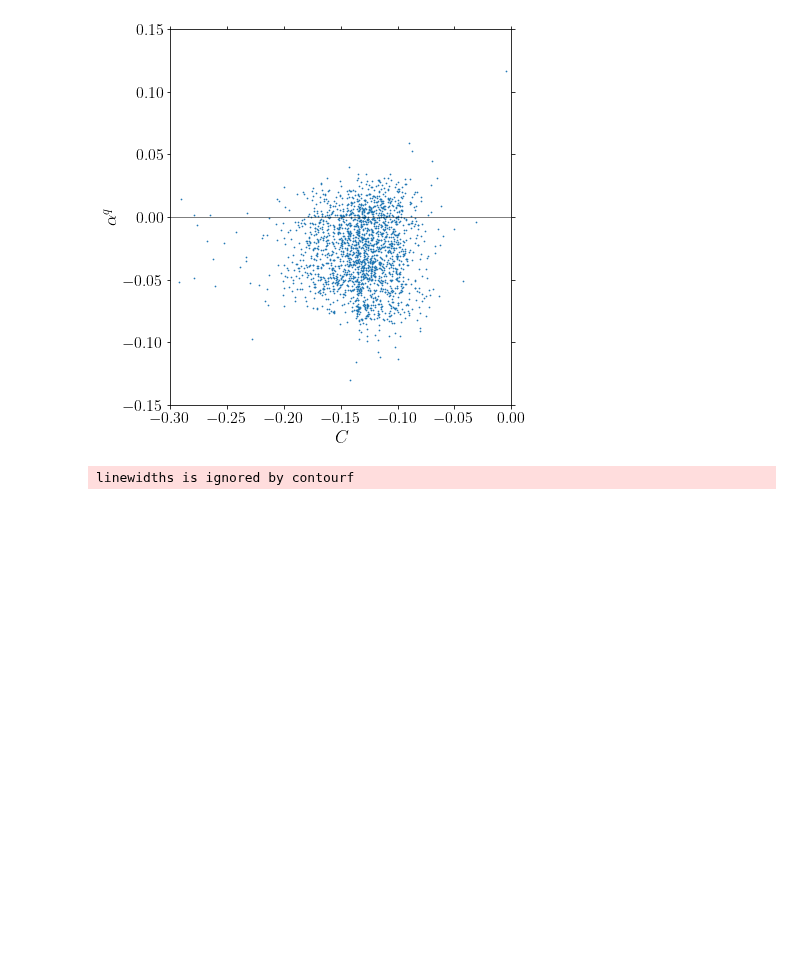
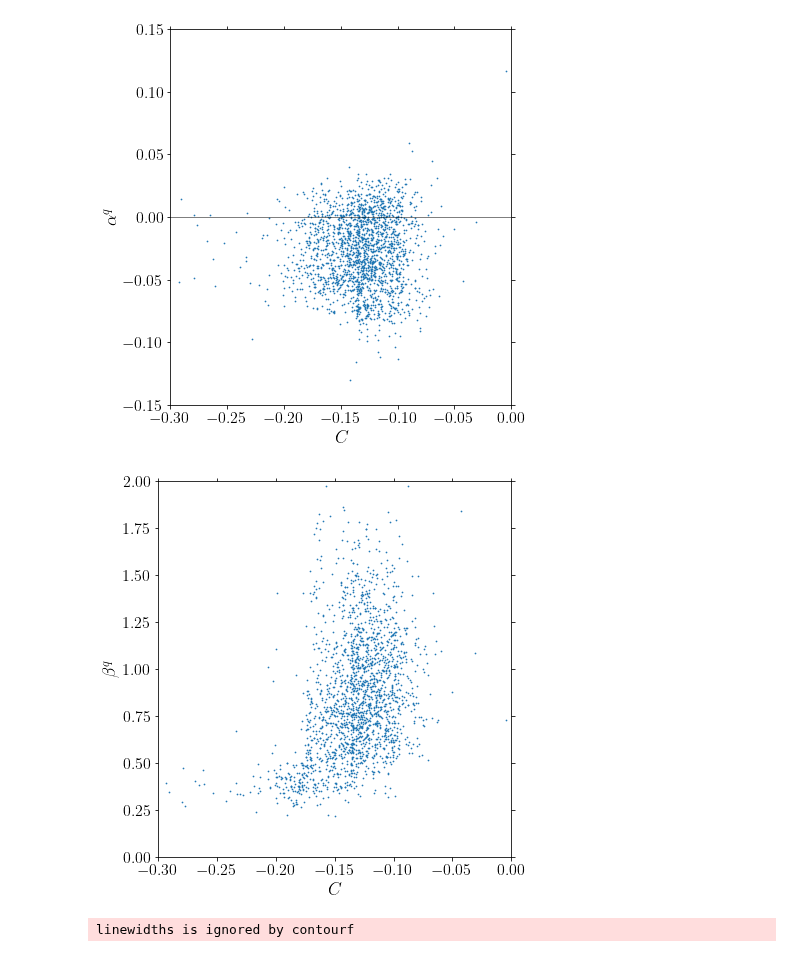
Before and after one commit to Jorge-Alda/SMEFT19-notebooks, a Jupyter notebook: PaperML/07_newplots.ipynb, the cells around one changed output. Drawn from its saved outputs; the diff is of its cells as text; code cells hidden in the pictures; blank space fills up the shorter version.

Commit message:
Plot C-bq
ML versus Likelihood comparison #1

```diff
--- a/PaperML/07_newplots.ipynb
+++ b/PaperML/07_newplots.ipynb
@@ -102,6 +102,24 @@ plt.tight_layout(pad=0.5)
 plt.savefig('../data/plots/ml_Caq.pdf')
 # %% [output]
 [figure]
+# %%
+fig = plt.figure(figsize=(6,6))
+plt.scatter(mlpoints['C'], mlpoints['bq'], s=0.5)
+plt.xlim([-0.3, 0.0])
+plt.ylim([0.0, 2.0])
+plt.ylabel(r'$\beta^q$', fontsize=18)
+plt.xlabel(r'$C$', fontsize=18)
+plt.axhline(0, color='black', linewidth=0.5)
+plt.axvline(0, color='black', linewidth=0.5)
+ax = fig.gca()
+ax.xaxis.set_ticks_position('both')
+ax.yaxis.set_ticks_position('both')
+plt.xticks(fontsize=16)
+plt.yticks(fontsize=16)
+plt.tight_layout(pad=0.5)
+plt.savefig('../data/plots/ml_Cbq.pdf')
+# %% [output]
+[figure, added]
 # %%
 def read_meshgrid(fname, stepx=50, stepy=50):
     zdata = pd.read_csv(fname, sep='\t')
```
Also changed, not shown: parts of 1 cell of this notebook, 3 other files.
